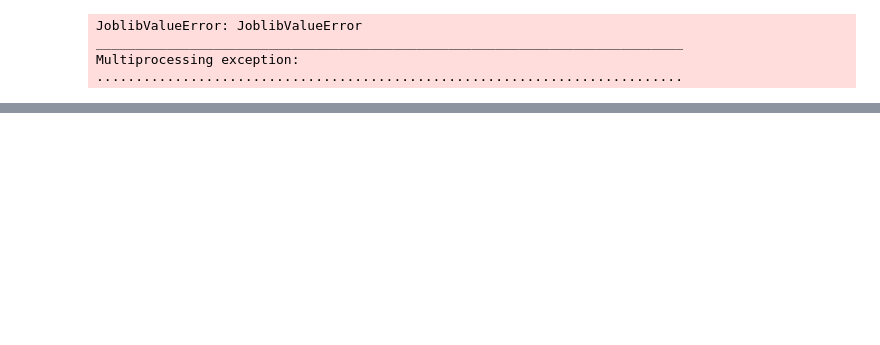
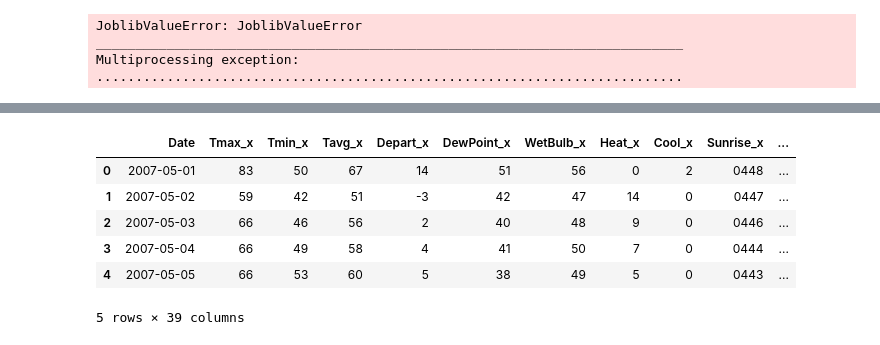
Before and after one commit to blane07/west-nile-chicago, a Jupyter notebook: working/starter-code.ipynb, the cells around one changed output, grey strips where cells are left out. Drawn from its saved outputs; the diff is of its cells as text; code cells hidden in the pictures; blank space fills up the shorter version.

```diff
--- a/working/starter-code.ipynb
+++ b/working/starter-code.ipynb
@@ -117,0 +126,10 @@ NotFittedError: Estimator not fitted, call `fit` before exploiting the model.
+# %%
+weather.head()
+# %% [output]
+|  | Date | Tmax_x | Tmin_x | Tavg_x | Depart_x | DewPoint_x | WetBulb_x | Heat_x | Cool_x | Sunrise_x | ... |
+| 0 | 2007-05-01 | 83 | 50 | 67 | 14 | 51 | 56 | 0 | 2 | 0448 | ... |
+| 1 | 2007-05-02 | 59 | 42 | 51 | -3 | 42 | 47 | 14 | 0 | 0447 | ... |
+| 2 | 2007-05-03 | 66 | 46 | 56 | 2 | 40 | 48 | 9 | 0 | 0446 | ... |
+| 3 | 2007-05-04 | 66 | 49 | 58 | 4 | 41 | 50 | 7 | 0 | 0444 | ... |
+| 4 | 2007-05-05 | 66 | 53 | 60 | 5 | 38 | 49 | 5 | 0 | 0443 | ... |
+5 rows × 39 columns
```
Also changed, not shown: parts of 6 cells of this notebook, 1 other file.
